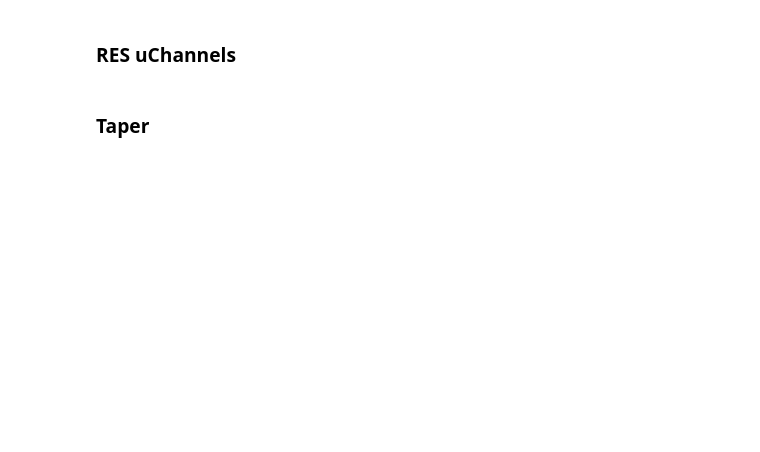
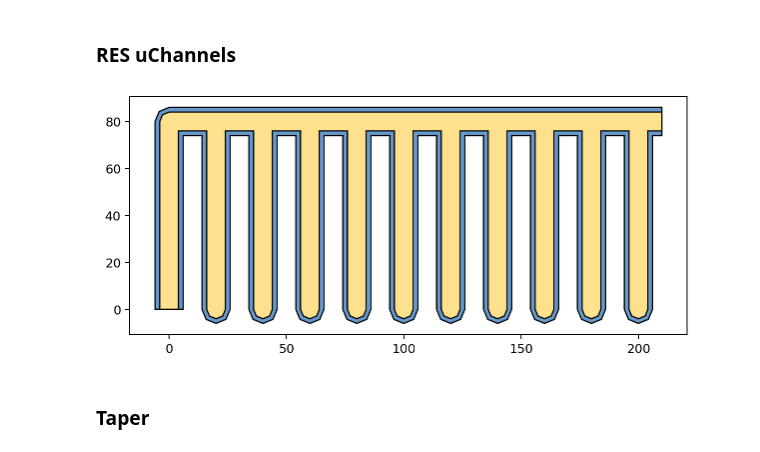
Before and after one commit to eeroqlab/zeroheliumkit, a Jupyter notebook: examples/basic_geometries.ipynb, the cells around one changed output. Cells and saved outputs as stored; diff of their text form; code cells hidden in the pictures; blank space fills up the shorter version.

```diff
--- a/examples/basic_geometries.ipynb
+++ b/examples/basic_geometries.ipynb
@@ -21,23 +30,20 @@ with open('params.yaml', 'r') as file:
 # %% [markdown]
 ### **RES uChannels**
 # %%
-RES_length = 700
-RES_spacing = 16
-RES_width = 10
-RES_num_channels = 9
-RES_gap = 3
-RES_layer_info = {"layer_metal": RES_width/2 - RES_gap,
-                  "layer_etch": RES_width/2}
-reservior = uChannels(length=RES_length,
-                      spacing=RES_spacing,
-                      num=RES_num_channels,
+RES_layer_info = {"metal": 8,
+                  "etch": 12}
+reservior = uChannels(length = 80,
+                      spacing = 20,
+                      num = 9,
                       layers=RES_layer_info)
 
 fig = plt.figure(1, figsize=SIZE, dpi=90)
 ax = fig.add_subplot(111)
-reservior.plot(ax=ax, layer=["all"])
+reservior.plot(ax=ax, layer=["etch", "metal"], color=COLORS)
 plt.gca().set_aspect('equal')
 plt.show()
+# %% [output]
+[figure, added]
 # %% [markdown]
 ### **Taper**
 # %%
```
Also changed, not shown: parts of 18 cells of this notebook.
